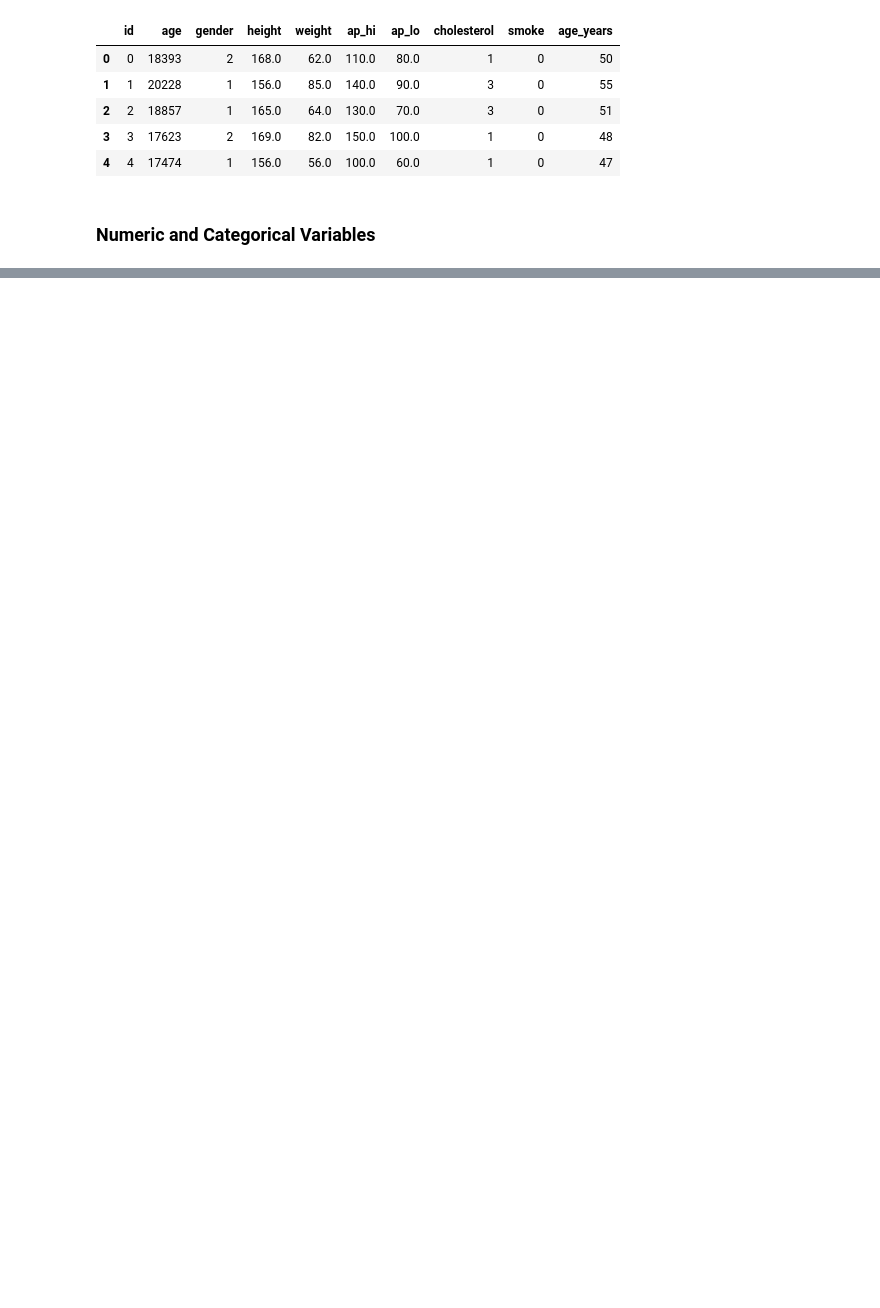
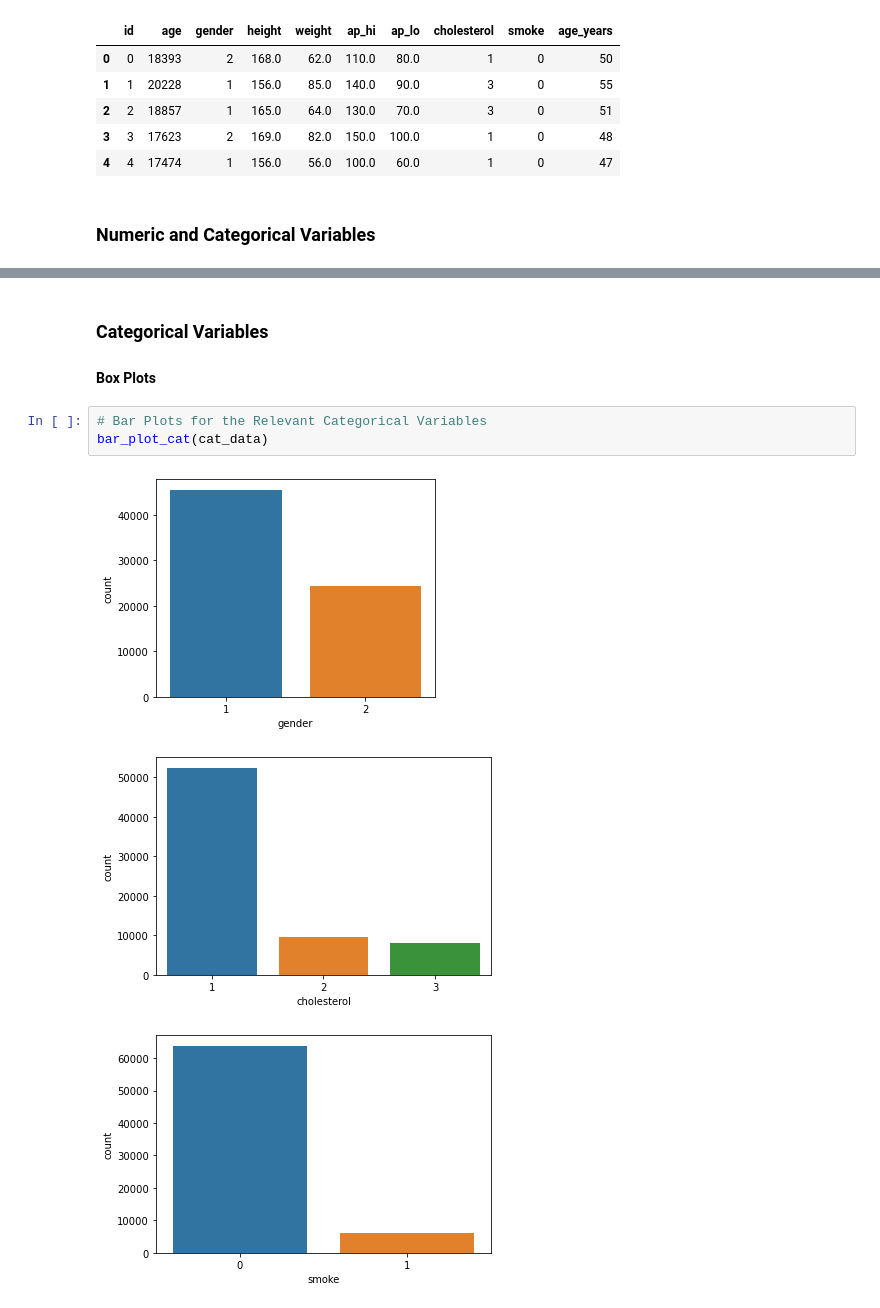
Before and after one commit to caiocvelasco/health-data-analysis, a Jupyter notebook: cardio-data-analysis-project.ipynb, the cells around one changed output, grey strips where cells are left out. Drawn from its saved outputs; the diff is of its cells as text; blank space fills up the shorter version.

```diff
--- a/cardio-data-analysis-project.ipynb
+++ b/cardio-data-analysis-project.ipynb
@@ -402,0 +476,11 @@ ind_data.sample(5)
+# %% [markdown]
+### Categorical Variables
+
+#### Box Plots
+# %%
+# Bar Plots for the Relevant Categorical Variables
+bar_plot_cat(cat_data)
+# %% [output]
+[figure, added]
+[figure, added]
+[figure, added]
```
Also changed, not shown: parts of 19 cells of this notebook.
